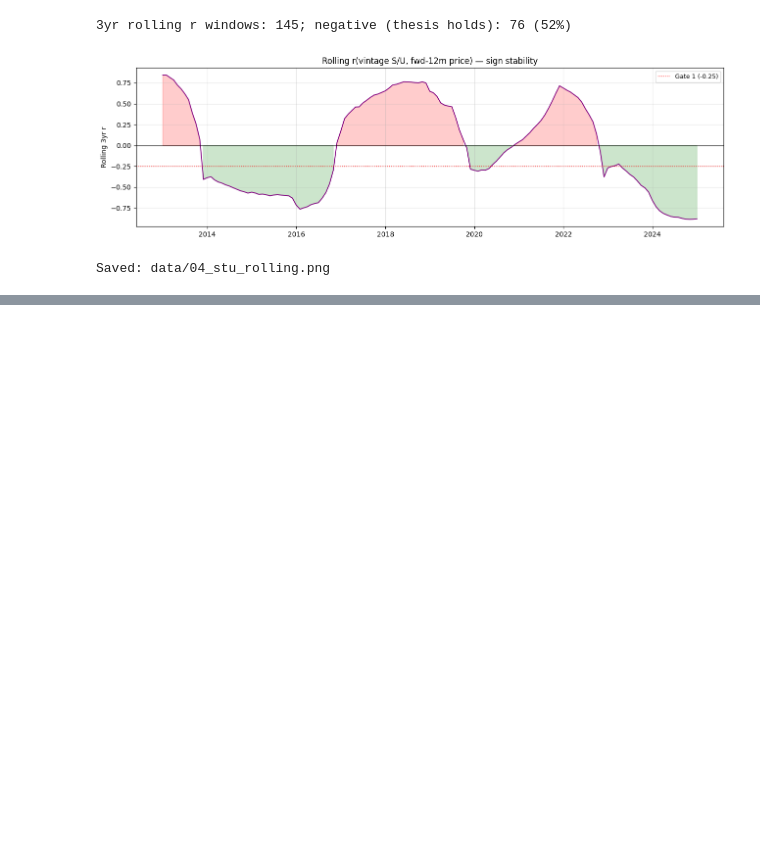
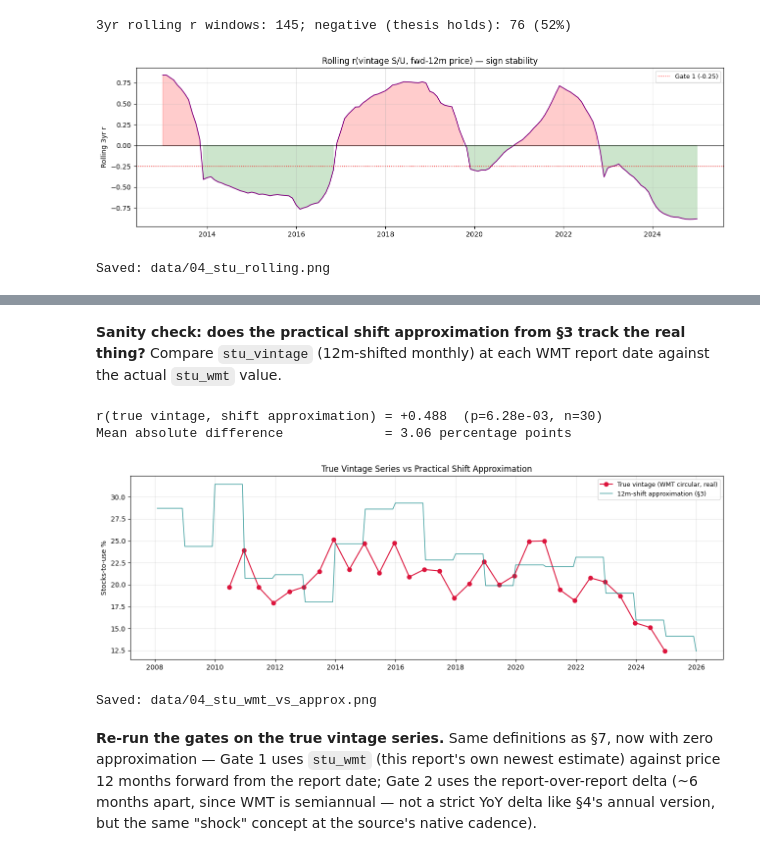
Before and after one commit to abhirajp97/greensignal, a Jupyter notebook: notebooks/coffee_backtests/04_usda_supply_signal.ipynb, the cells around one changed output, grey strips where cells are left out. Saved outputs shown, nothing was run; the diff lists cells and outputs as text; code cells hidden in the pictures; blank space fills up the shorter version.

```diff
--- a/notebooks/coffee_backtests/04_usda_supply_signal.ipynb
+++ b/notebooks/coffee_backtests/04_usda_supply_signal.ipynb
@@ -559,0 +585,20 @@ Saved: data/04_stu_rolling.png
+# %%
+from domains.coffee.sources.usda_coffee_wmt import fetch as fetch_wmt  # noqa: E402
+
+wmt_obs, wmt_run = fetch_wmt(START, END)
+print(f'Status : {wmt_run.status}')
+print(f'Records: {wmt_run.records_fetched}')
+if wmt_run.error_message:
+    n_skipped = len(wmt_run.error_message.split('; '))
+    print(f'Skipped: {n_skipped} reports (older/unparseable format — see module docstring)')
+
+wmt_df = pd.DataFrame(
+    [{'date': o.observed_date, 'stu_wmt': o.value} for o in wmt_obs]
+).set_index('date')
+wmt_df.index = pd.to_datetime(wmt_df.index).astype('datetime64[ns]')
+wmt_df = wmt_df.sort_index()
+wmt_df['stu_wmt_delta'] = wmt_df['stu_wmt'].diff()
+
+print(f'\nTrue vintage series: {len(wmt_df)} semiannual reports, '
+      f'{wmt_df.index[0].date()} to {wmt_df.index[-1].date()}')
+wmt_df.tail(6)
@@ -559,0 +673,44 @@ Saved: data/04_stu_rolling.png
+# %% [markdown]
+**Sanity check: does the practical shift approximation from §3 track the
+real thing?** Compare `stu_vintage` (12m-shifted monthly) at each WMT report
+date against the actual `stu_wmt` value.
+# %%
+m_dates = m.reset_index()[['date', 'stu_vintage']].sort_values('date')
+m_dates['date'] = m_dates['date'].astype('datetime64[ns]')
+approx_at_wmt_dates = pd.merge_asof(
+    wmt_m.reset_index()[['date']], m_dates,
+    on='date', direction='nearest',
+).set_index('date')
+compare = wmt_core[['stu_wmt']].join(approx_at_wmt_dates[['stu_vintage']]).dropna()
+r_approx, p_approx = stats.pearsonr(compare['stu_wmt'], compare['stu_vintage'])
+mae = (compare['stu_wmt'] - compare['stu_vintage']).abs().mean()
+
+print(f'r(true vintage, shift approximation) = {r_approx:+.3f}  '
+      f'(p={p_approx:.2e}, n={len(compare)})')
+print(f'Mean absolute difference             = {mae:.2f} percentage points')
+
+fig, ax = plt.subplots(figsize=(13, 4.5))
+ax.plot(wmt_core.index, wmt_core['stu_wmt'], marker='o', ms=6, color='crimson',
+        lw=1.5, label='True vintage (WMT circular, real)')
+ax.plot(m.index, m['stu_vintage'], color='teal', lw=1.2, alpha=0.7,
+        label='12m-shift approximation (§3)')
+ax.set_ylabel('Stocks-to-use %')
+ax.set_title('True Vintage Series vs Practical Shift Approximation')
+ax.legend(fontsize=9)
+ax.grid(True, alpha=0.3)
+plt.tight_layout()
+plt.savefig('data/04_stu_wmt_vs_approx.png', dpi=150, bbox_inches='tight')
+plt.show()
+print('Saved: data/04_stu_wmt_vs_approx.png')
+# %% [output]
+r(true vintage, shift approximation) = +0.488  (p=6.28e-03, n=30)
+Mean absolute difference             = 3.06 percentage points
+[figure, added]
+Saved: data/04_stu_wmt_vs_approx.png
+# %% [markdown]
+**Re-run the gates on the true vintage series.** Same definitions as
+§7, now with zero approximation — Gate 1 uses `stu_wmt` (this report's own
+newest estimate) against price 12 months forward from the report date; Gate
+2 uses the report-over-report delta (~6 months apart, since WMT is
+semiannual — not a strict YoY delta like §4's annual version, but the same
+"shock" concept at the source's native cadence).
```
Also changed, not shown: parts of 13 cells of this notebook, 11 other files.
